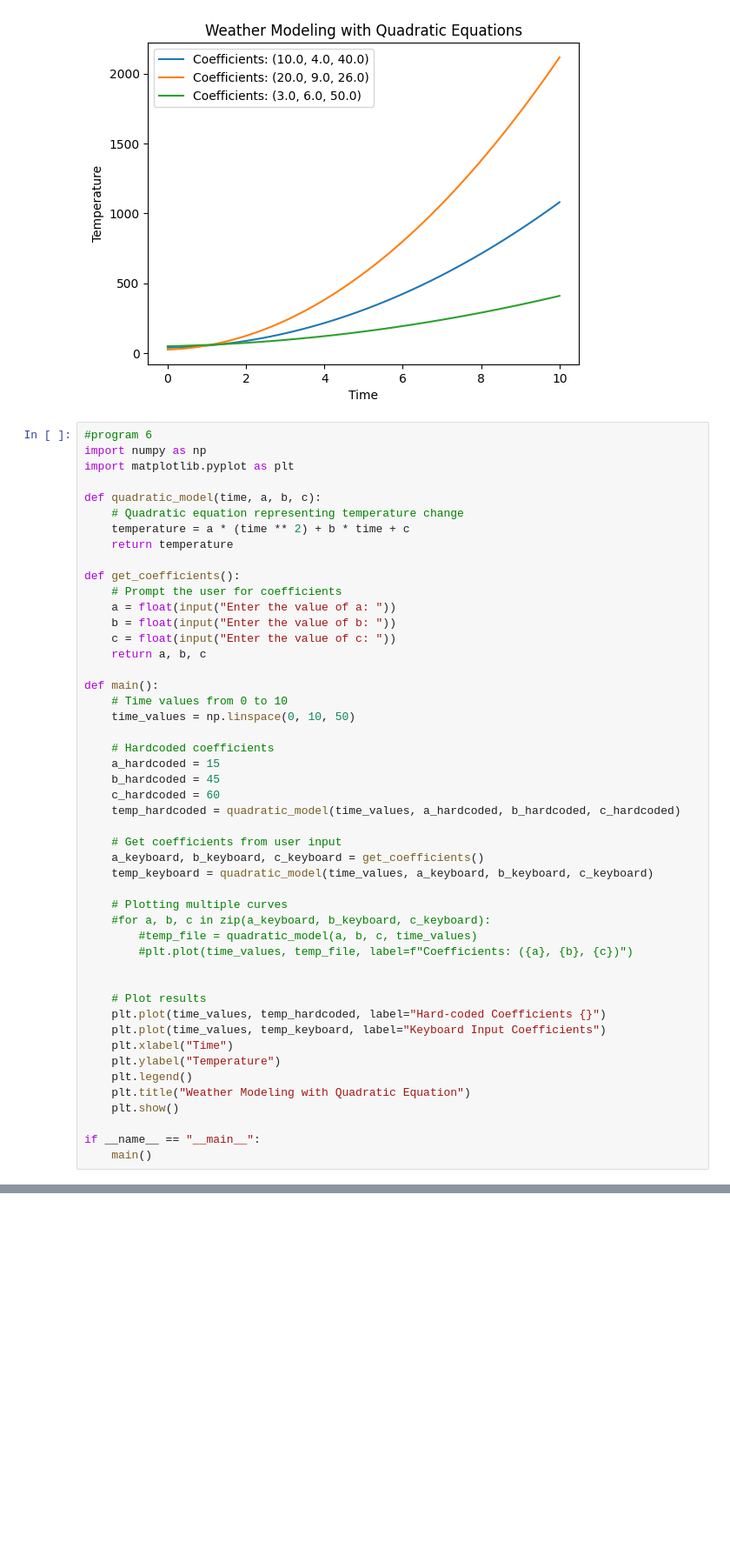
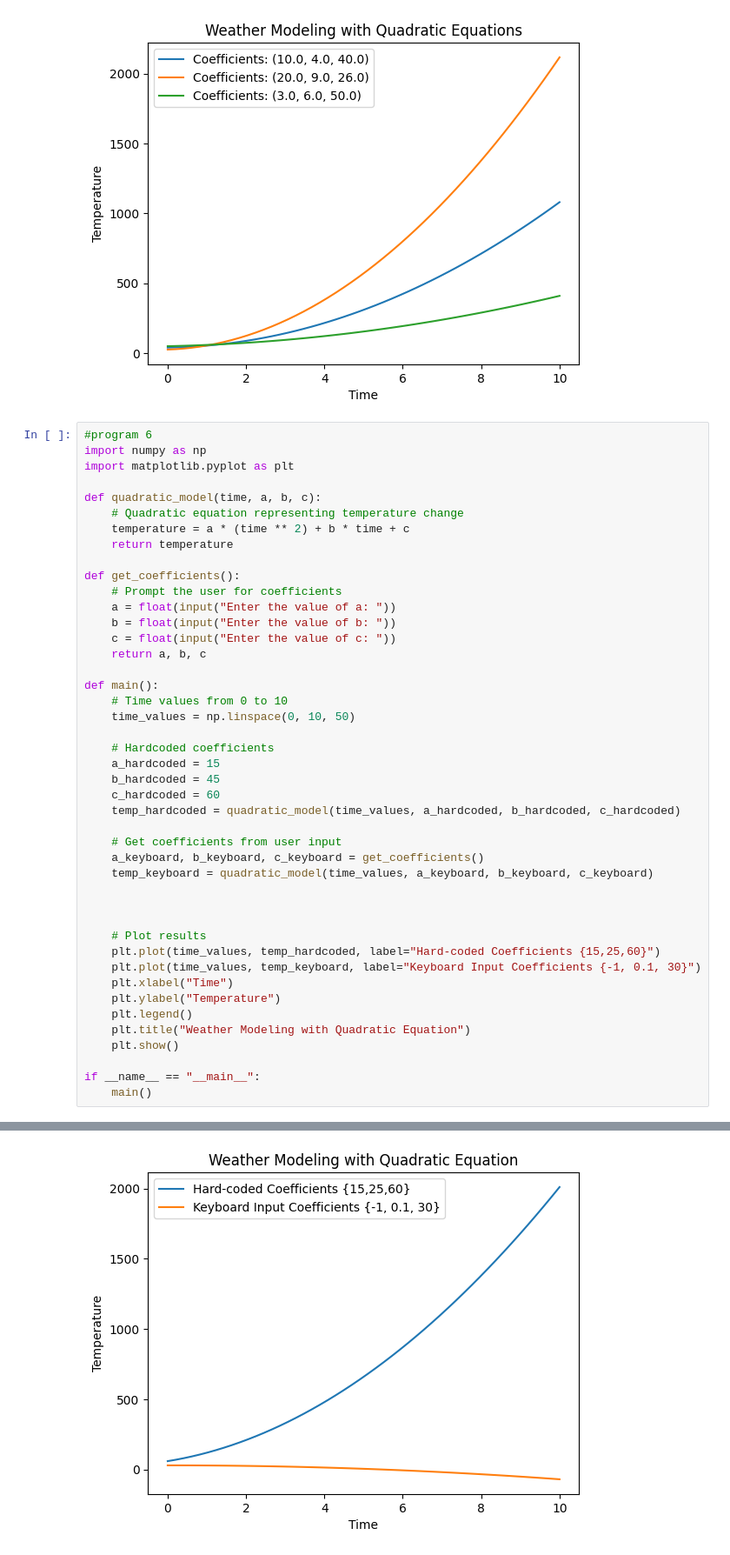
Before and after one commit to MonicaPatibandla/se_lab-1, a Jupyter notebook: SE_LAB1.ipynb, the cells around one changed output, grey strips where cells are left out. Shown at 87% size. Drawn from its saved outputs; the diff is of its cells as text; blank space fills up the shorter version.

```diff
--- a/SE_LAB1.ipynb
+++ b/SE_LAB1.ipynb
@@ -216,15 +216,11 @@ def main():
     a_keyboard, b_keyboard, c_keyboard = get_coefficients()
     temp_keyboard = quadratic_model(time_values, a_keyboard, b_keyboard, c_keyboard)
 
-    # Plotting multiple curves
-    #for a, b, c in zip(a_keyboard, b_keyboard, c_keyboard):
-        #temp_file = quadratic_model(a, b, c, time_values)
-        #plt.plot(time_values, temp_file, label=f"Coefficients: ({a}, {b}, {c})")
 
 
     # Plot results
-    plt.plot(time_values, temp_hardcoded, label="Hard-coded Coefficients {}")
-    plt.plot(time_values, temp_keyboard, label="Keyboard Input Coefficients")
+    plt.plot(time_values, temp_hardcoded, label="Hard-coded Coefficients {15,25,60}")
+    plt.plot(time_values, temp_keyboard, label="Keyboard Input Coefficients {-1, 0.1, 30}")
     plt.xlabel("Time")
     plt.ylabel("Temperature")
     plt.legend()
@@ -240,0 +236 @@ TypeError: 'float' object is not iterable
+[figure, added]
```
Also changed, not shown: parts of 1 cell of this notebook.
